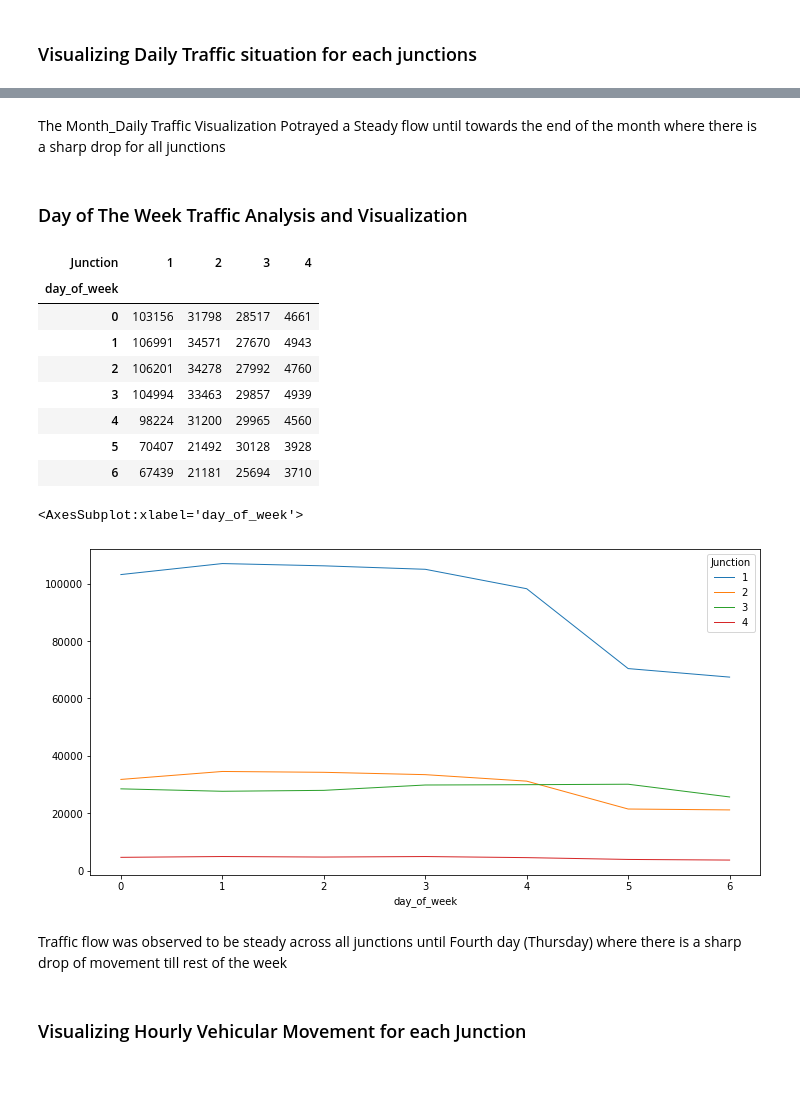
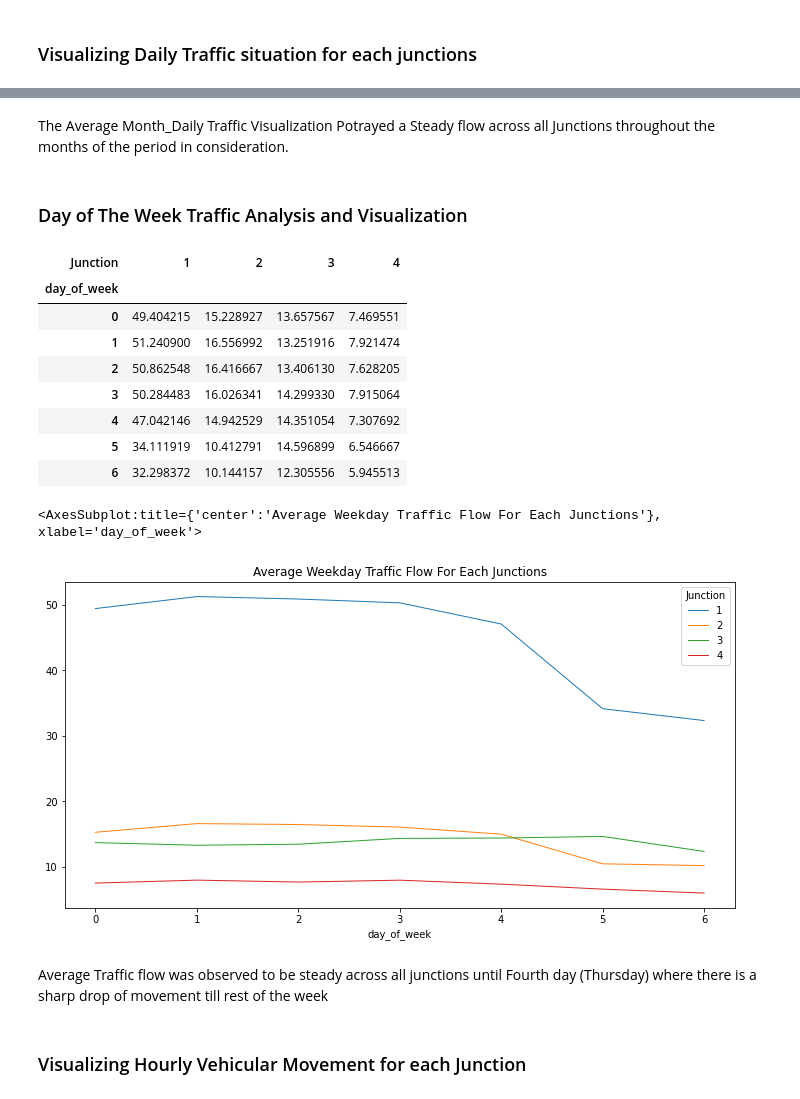
Before and after one commit to Chisomnwa/Traffic_Analysis_and_Prediction, a Jupyter notebook: Traffic_Prediction_EDA.ipynb, the cells around one changed output, grey strips where cells are left out. Saved outputs shown, nothing was run; the diff lists cells and outputs as text; code cells hidden in the pictures.

```diff
--- a/Traffic_Prediction_EDA.ipynb
+++ b/Traffic_Prediction_EDA.ipynb
@@ -258,27 +264,30 @@ df_day.plot(kind='line', linewidth=1.0, figsize=(12, 6))
 # %% [markdown]
-The Month_Daily Traffic Visualization Potrayed a Steady flow until towards the end of the month where there is a sharp drop for all junctions
+The Average Month_Daily Traffic Visualization Potrayed a Steady flow across all Junctions throughout the months of the period in consideration.
 # %% [markdown]
 ### Day of The Week Traffic Analysis and Visualization
 # %%
-df_day1 = df.pivot_table(index = 'day_of_week', columns = 'Junction', values = 'Vehicles', aggfunc = sum)
+df_day1 = df.pivot_table(index = 'day_of_week', columns = 'Junction', values = 'Vehicles', aggfunc = mean)
 df_day1
 # %% [output]
 | Junction | 1 | 2 | 3 | 4 |
 | day_of_week |  |  |  |  |
-| 0 | 103156 | 31798 | 28517 | 4661 |
-| 1 | 106991 | 34571 | 27670 | 4943 |
-| 2 | 106201 | 34278 | 27992 | 4760 |
-| 3 | 104994 | 33463 | 29857 | 4939 |
-| 4 | 98224 | 31200 | 29965 | 4560 |
-| 5 | 70407 | 21492 | 30128 | 3928 |
-| 6 | 67439 | 21181 | 25694 | 3710 |
+| 0 | 49.404215 | 15.228927 | 13.657567 | 7.469551 |
+| 1 | 51.240900 | 16.556992 | 13.251916 | 7.921474 |
+| 2 | 50.862548 | 16.416667 | 13.406130 | 7.628205 |
+| 3 | 50.284483 | 16.026341 | 14.299330 | 7.915064 |
+| 4 | 47.042146 | 14.942529 | 14.351054 | 7.307692 |
+| 5 | 34.111919 | 10.412791 | 14.596899 | 6.546667 |
+| 6 | 32.298372 | 10.144157 | 12.305556 | 5.945513 |
 # %%
-df_day1.plot(kind='line', linewidth=1.0, figsize=(12, 6))
+df_day1.plot(kind='line',
+            linewidth=1.0,
+            figsize=(12, 6),
+            title= 'Average Weekday Traffic Flow For Each Junctions')
 # %% [output]
-<AxesSubplot:xlabel='day_of_week'>
+<AxesSubplot:title={'center':'Average Weekday Traffic Flow For Each Junctions'}, xlabel='day_of_week'>
-[figure, old version]
+[figure, new version]
 # %% [markdown]
-Traffic flow was observed to be steady across all junctions until Fourth day (Thursday) where there is a sharp drop of movement till rest of the week
+Average Traffic flow was observed to be steady across all junctions until Fourth day (Thursday) where there is a sharp drop of movement till rest of the week
 # %% [markdown]
 ### Visualizing Hourly Vehicular Movement for each Junction
 # %%
```
Also changed, not shown: parts of 5 cells of this notebook.
